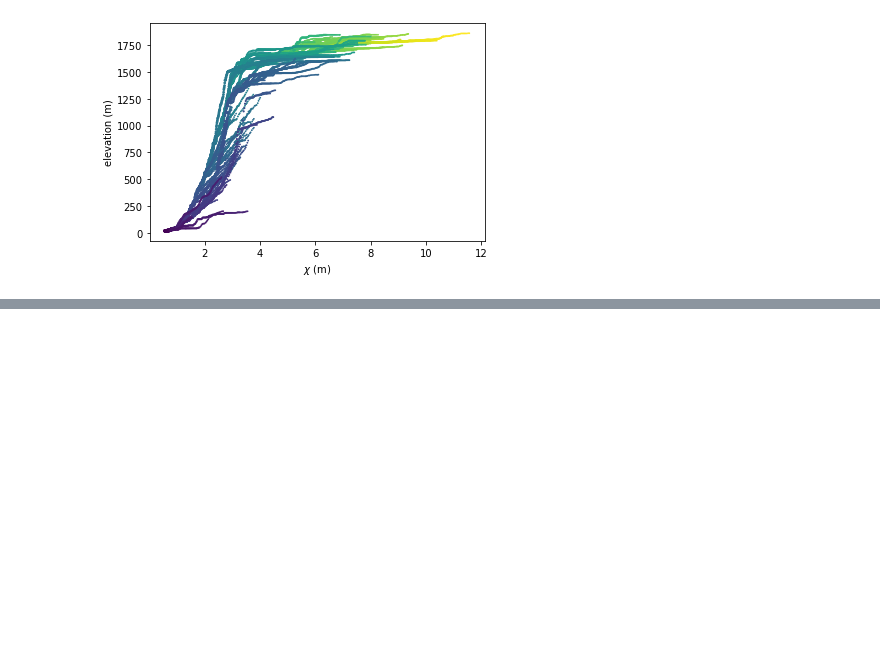
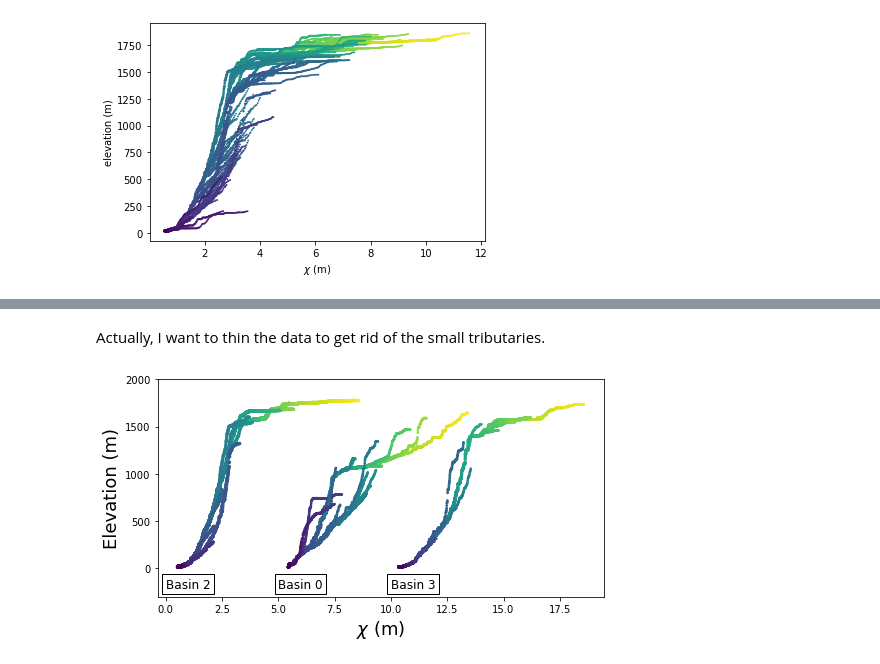
Before and after one commit to LSDtopotools/lsdtt_notebooks, a Jupyter notebook: lsdviztools/simple_raster_manipulation/Cartopy_and_rasterio_test.ipynb, the cells around one changed output, grey strips where cells are left out. Cells and saved outputs as stored; diff of their text form; code cells hidden in the pictures; blank space fills up the shorter version.

```diff
--- a/lsdviztools/simple_raster_manipulation/Cartopy_and_rasterio_test.ipynb
+++ b/lsdviztools/simple_raster_manipulation/Cartopy_and_rasterio_test.ipynb
@@ -252,0 +298,46 @@ fig.show()
+# %% [markdown]
+Actually, I want to thin the data to get rid of the small tributaries.
+# %%
+gdf_b1 = gdf2[(gdf2['basin_key'] == 2) & (gdf2['scaled_area'] > 2.5)]
+gdf_b2 = gdf2[(gdf2['basin_key'] == 0) & (gdf2['scaled_area'] > 2.5)]
+gdf_b3 = gdf2[(gdf2['basin_key'] == 3) & (gdf2['scaled_area'] > 2.5)]
+
+
+fig = plt.figure(figsize = (8,4))
+ax = fig.add_subplot(1, 1, 1)
+ax.scatter(gdf_b1.chi,gdf_b1.elevation,c=gdf_b1.flow_distance,s=np.multiply(gdf_b1['scaled_area'],2))
+ax.scatter(np.add(gdf_b2.chi,5),gdf_b2.elevation,c=gdf_b2.flow_distance,s=gdf_b2['scaled_area'])
+ax.scatter(np.add(gdf_b3.chi,10),gdf_b3.elevation,c=gdf_b3.flow_distance,s=gdf_b3['scaled_area'])
+
+
+plt.text(0, -100, "Basin 2", size=12,
+         ha="left", va="top",
+         bbox=dict(boxstyle="square",
+                   ec=(0., 0., 0.),
+                   fc=(1., 1.0, 1.0),
+                   )
+        )
+
+plt.text(5, -100, "Basin 0", size=12,
+         ha="left", va="top",
+         bbox=dict(boxstyle="square",
+                   ec=(0., 0., 0.),
+                   fc=(1., 1.0, 1.0),
+                   )
+        )
+
+plt.text(10, -100, "Basin 3", size=12,
+         ha="left", va="top",
+         bbox=dict(boxstyle="square",
+                   ec=(0., 0., 0.),
+                   fc=(1., 1.0, 1.0),
+                   )
+        )
+
+
+plt.xlabel(r"$\chi$ (m)",size=18)
+plt.ylabel("Elevation (m)",size=18)
+ax.set_ylim(-300,2000)
+fig.show()
+# %% [output]
+[figure, added]
```
Also changed, not shown: parts of 4 cells of this notebook, 1 other file.
